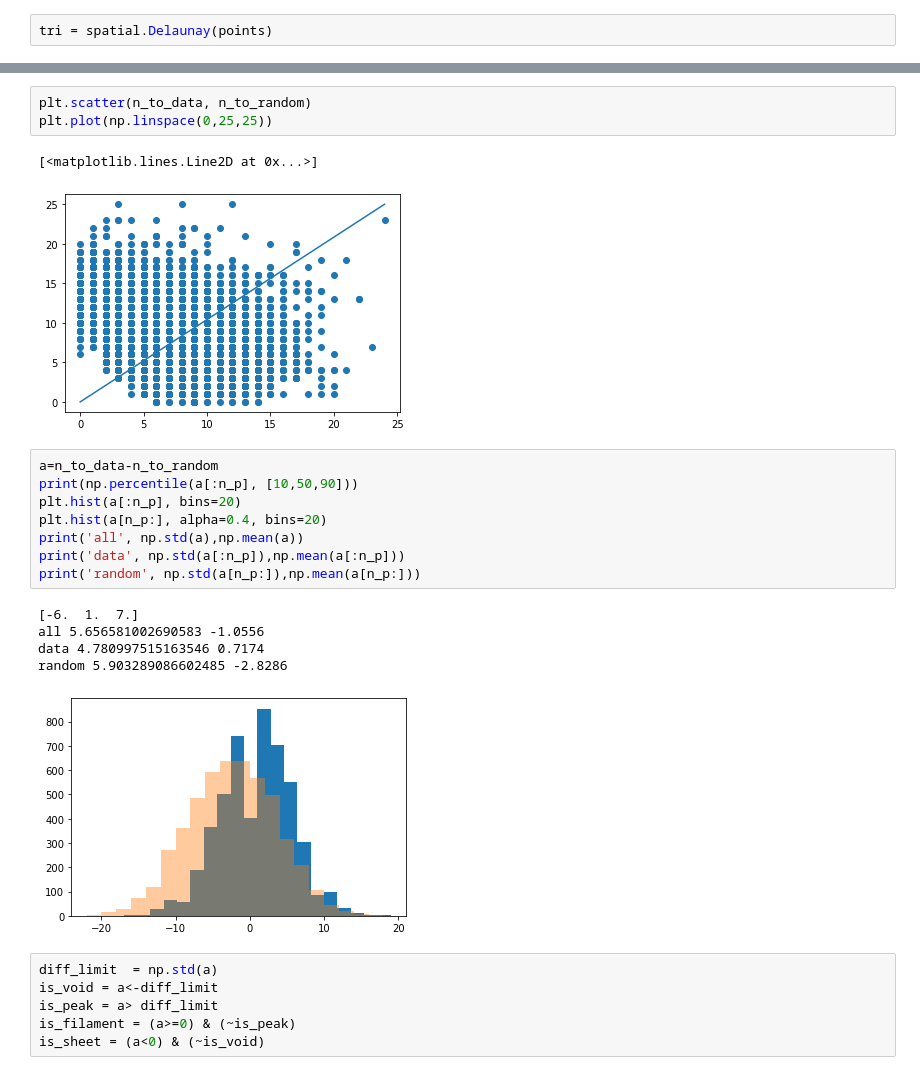
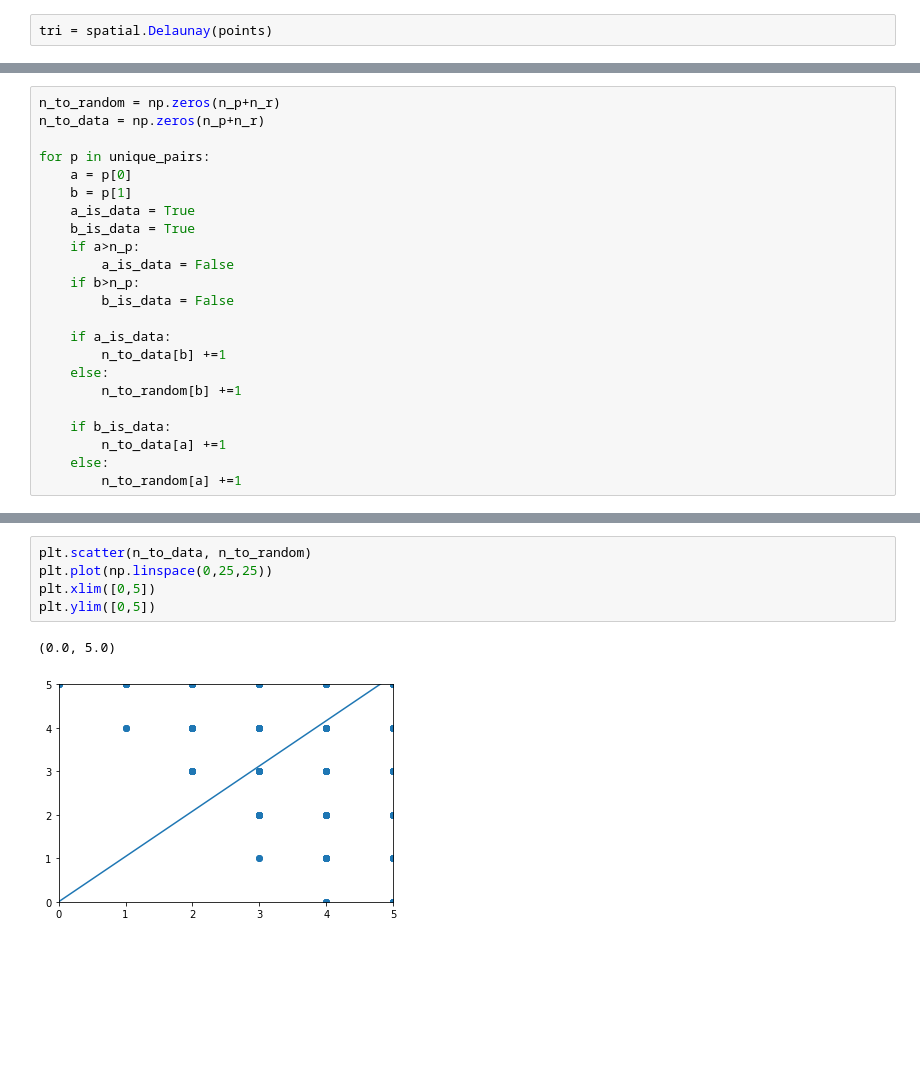
Before and after one commit to forero/DelaunayASTRA, a Jupyter notebook: delaunayASTRA-3D.ipynb, the cells around one changed output, grey strips where cells are left out. Drawn from its saved outputs; the diff is of its cells as text; blank space fills up the shorter version.

```diff
--- a/delaunayASTRA-3D.ipynb
+++ b/delaunayASTRA-3D.ipynb
@@ -75 +65,24 @@ for p in pairs:
+# %%
+n_to_random = np.zeros(n_p+n_r)
+n_to_data = np.zeros(n_p+n_r)
+
+for p in unique_pairs:
+    a = p[0]
+    b = p[1]
+    a_is_data = True
+    b_is_data = True
+    if a>n_p:
+        a_is_data = False
+    if b>n_p:
+        b_is_data = False
+
+    if a_is_data:
+        n_to_data[b] +=1
+    else:
+        n_to_random[b] +=1
+
+    if b_is_data:
+        n_to_data[a] +=1
+    else:
+        n_to_random[a] +=1
 # %%
@@ -80,26 +109,8 @@ is_sheet = (~is_void) & (~is_peak) & (~is_filament)
-# %%
-plt.scatter(n_to_data, n_to_random)
-plt.plot(np.linspace(0,25,25))
-# %% [output]
-[<matplotlib.lines.Line2D at 0x...>]
-[figure, removed]
-# %%
-a=n_to_data-n_to_random
-print(np.percentile(a[:n_p], [10,50,90]))
-plt.hist(a[:n_p], bins=20)
-plt.hist(a[n_p:], alpha=0.4, bins=20)
-print('all', np.std(a),np.mean(a))
-print('data', np.std(a[:n_p]),np.mean(a[:n_p]))
-print('random', np.std(a[n_p:]),np.mean(a[n_p:]))
-# %% [output]
-[-6.  1.  7.]
-all 5.656581002690583 -1.0556
-data 4.780997515163546 0.7174
-random 5.903289086602485 -2.8286
-[figure, removed]
-# %%
-diff_limit  = np.std(a)
-is_void = a<-diff_limit
-is_peak = a> diff_limit
-is_filament = (a>=0) & (~is_peak)
-is_sheet = (a<0) & (~is_void)
+# %%
+plt.scatter(n_to_data, n_to_random)
+plt.plot(np.linspace(0,25,25))
+plt.xlim([0,5])
+plt.ylim([0,5])
+# %% [output]
+(0.0, 5.0)
+[figure, added]
```
Also changed, not shown: parts of 18 cells of this notebook.
